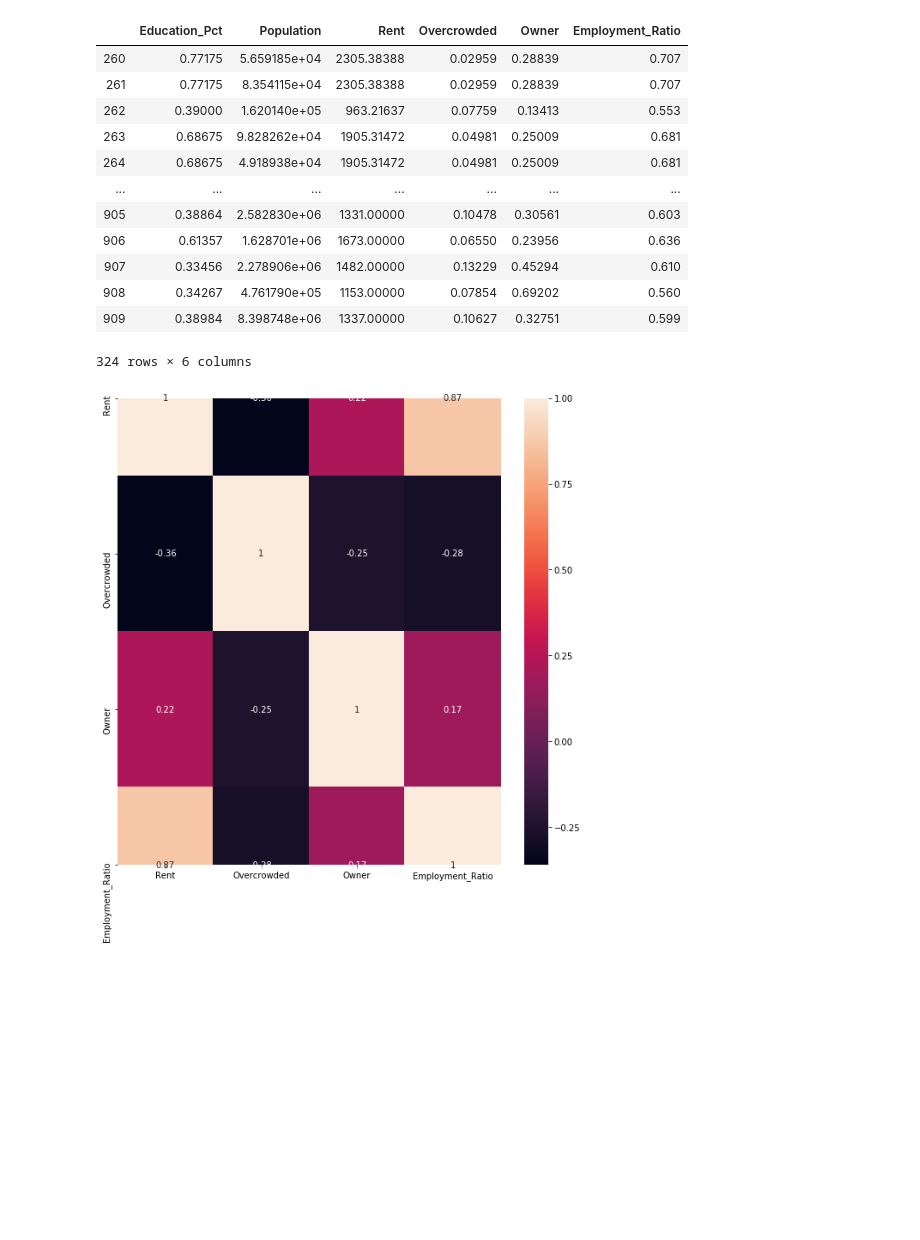
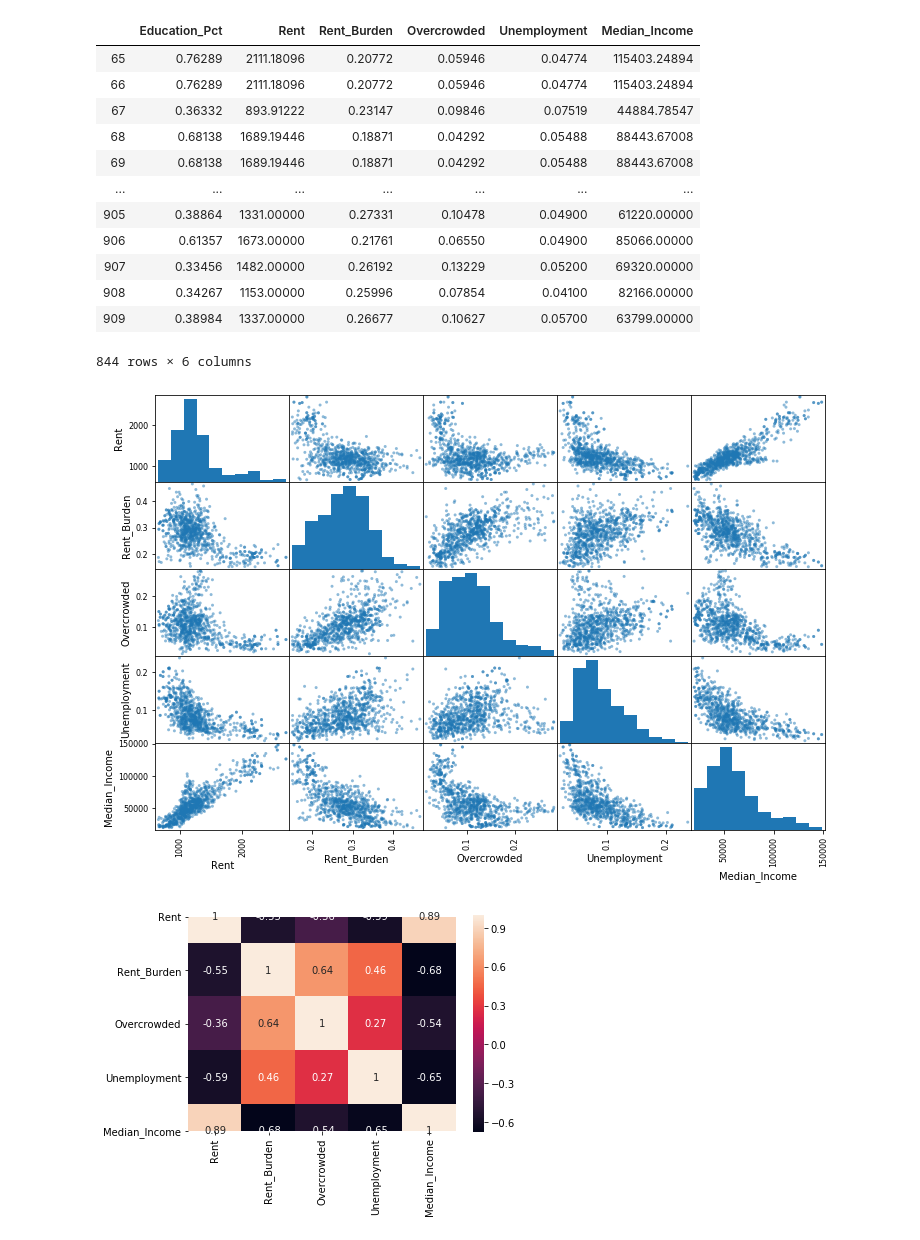
Before and after one commit to aforshee/machinelearning, a Jupyter notebook: Dev/AF/EdAttainmentModel.ipynb, the cells around one changed output. Cells and saved outputs as stored; diff of their text form; code cells hidden in the pictures; blank space fills up the shorter version.

```diff
--- a/Dev/AF/EdAttainmentModel.ipynb
+++ b/Dev/AF/EdAttainmentModel.ipynb
@@ -27,35 +27,48 @@ df.head(5)
 | 4 | 4 | 2005 | 105 | Midtown Business District | 44420.60816 | 1781.33008 | 0.19318 | 0.04339 | 0.20554 | ... |
 # %%
 #choose data
-df = df.dropna()
+#df = df.dropna()
 #csv2 = csv1[['Acceleration', 'Pressure']].copy()
-df_cleaned = df[['Education_Pct', 'Population', 'Rent',
-                'Overcrowded', 'Owner', 'Employment_Ratio']]
+df_cleaned = df[['Education_Pct', 'Rent', 'Rent_Burden',
+                'Overcrowded', 'Owner',
+                'Unemployment', 'Median_Income']]
 df_cleaned
+df_analysis = df_cleaned.dropna()
+df_analysis
 # %% [output]
-|  | Education_Pct | Population | Rent | Overcrowded | Owner | Employment_Ratio |
-| 260 | 0.77175 | 5.659185e+04 | 2305.38388 | 0.02959 | 0.28839 | 0.707 |
-| 261 | 0.77175 | 8.354115e+04 | 2305.38388 | 0.02959 | 0.28839 | 0.707 |
-| 262 | 0.39000 | 1.620140e+05 | 963.21637 | 0.07759 | 0.13413 | 0.553 |
-| 263 | 0.68675 | 9.828262e+04 | 1905.31472 | 0.04981 | 0.25009 | 0.681 |
-| 264 | 0.68675 | 4.918938e+04 | 1905.31472 | 0.04981 | 0.25009 | 0.681 |
+|  | Education_Pct | Rent | Rent_Burden | Overcrowded | Unemployment | Median_Income |
+| 65 | 0.76289 | 2111.18096 | 0.20772 | 0.05946 | 0.04774 | 115403.24894 |
+| 66 | 0.76289 | 2111.18096 | 0.20772 | 0.05946 | 0.04774 | 115403.24894 |
+| 67 | 0.36332 | 893.91222 | 0.23147 | 0.09846 | 0.07519 | 44884.78547 |
+| 68 | 0.68138 | 1689.19446 | 0.18871 | 0.04292 | 0.05488 | 88443.67008 |
+| 69 | 0.68138 | 1689.19446 | 0.18871 | 0.04292 | 0.05488 | 88443.67008 |
 | ... | ... | ... | ... | ... | ... | ... |
-| 905 | 0.38864 | 2.582830e+06 | 1331.00000 | 0.10478 | 0.30561 | 0.603 |
-| 906 | 0.61357 | 1.628701e+06 | 1673.00000 | 0.06550 | 0.23956 | 0.636 |
-| 907 | 0.33456 | 2.278906e+06 | 1482.00000 | 0.13229 | 0.45294 | 0.610 |
-| 908 | 0.34267 | 4.761790e+05 | 1153.00000 | 0.07854 | 0.69202 | 0.560 |
-| 909 | 0.38984 | 8.398748e+06 | 1337.00000 | 0.10627 | 0.32751 | 0.599 |
+| 905 | 0.38864 | 1331.00000 | 0.27331 | 0.10478 | 0.04900 | 61220.00000 |
+| 906 | 0.61357 | 1673.00000 | 0.21761 | 0.06550 | 0.04900 | 85066.00000 |
+| 907 | 0.33456 | 1482.00000 | 0.26192 | 0.13229 | 0.05200 | 69320.00000 |
+| 908 | 0.34267 | 1153.00000 | 0.25996 | 0.07854 | 0.04100 | 82166.00000 |
+| 909 | 0.38984 | 1337.00000 | 0.26677 | 0.10627 | 0.05700 | 63799.00000 |
-324 rows × 6 columns
+844 rows × 6 columns
+# %%
+from pandas.plotting import scatter_matrix
+
+attributes = ['Rent', 'Rent_Burden', 'Overcrowded', "Unemployment", "Median_Income"]
+
+scatter_matrix(df_analysis[attributes], figsize=(12,8))
+
+plt.show()
+# %% [output]
+[figure, added]
 # %%
 import pandas as pd
 import seaborn as sn
 import matplotlib.pyplot as plt
-corrMatrix = df_cleaned[df_cleaned.columns[2:]].corr()
-plt.figure(figsize=(10,10))
-sn.heatmap(corrMatrix, annot=True)
+corrMatrix = df_analysis[df_analysis.columns[1:]].corr()
+#plt.figure(figsize=(5,10))
+sn.heatmap(corrMatrix, square=True, annot=True)
 plt.show()
 # %% [output]
-[figure, old version]
+[figure, new version]
 # %%
 from sklearn import preprocessing
 from sklearn.preprocessing import StandardScaler
```
Also changed, not shown: parts of 3 cells of this notebook.
